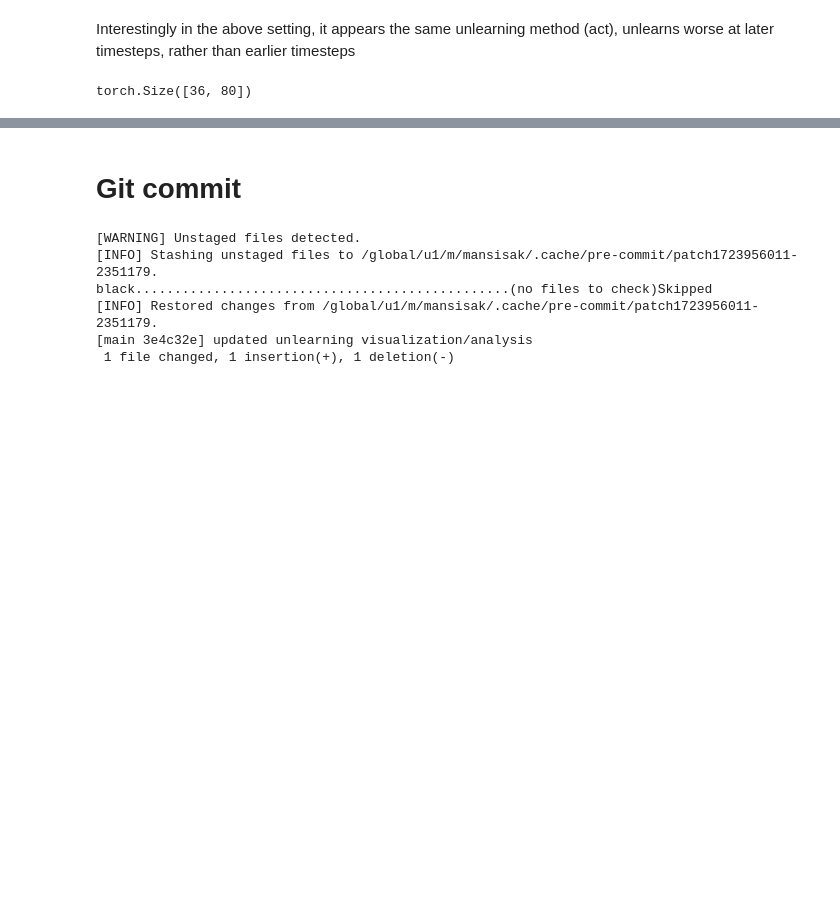
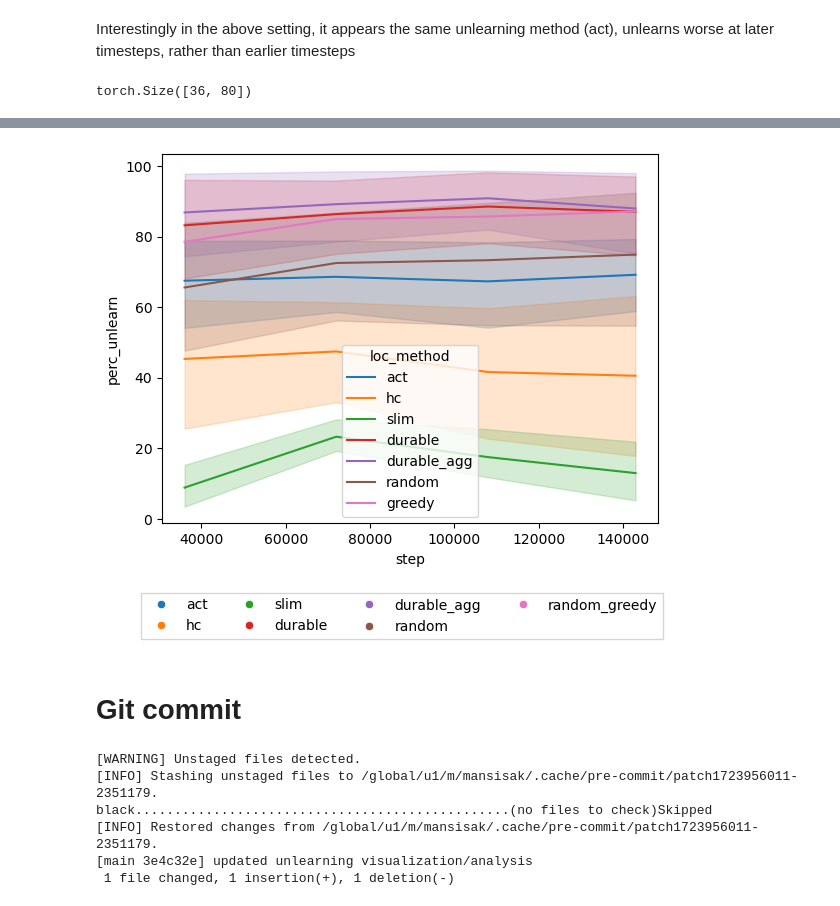
Before and after one commit to msakarvadia/memorization, a Jupyter notebook: figs/pythia_unlearning_results.ipynb, the cells around one changed output, grey strips where cells are left out. Drawn from its saved outputs; the diff is of its cells as text; code cells hidden in the pictures; blank space fills up the shorter version.

```diff
--- a/figs/pythia_unlearning_results.ipynb
+++ b/figs/pythia_unlearning_results.ipynb
@@ -512,6 +548,7 @@ torch.Size([36, 80])
 # %%
 def print_edited_model_paths(parent_path):
     list_of_models = []
+    dfs = []
 
     total_exp = 0
     for model_name in ["pythia-6.9b-deduped", "pythia-2.8b-deduped"]:
@@ -526,7 +563,7 @@ def print_edited_model_paths(parent_path):
             "random_greedy",
             "greedy",
         ]:
-            for ratio in [0.00001, 0.0001, 0.001, 0.01, 0.05, 0.1, 0.25, 0.3]:
+            for ratio in [0.00001, 0.0001, 0.001, 0.01, 0.05, 0.1, 0.25, 0.3, 0.5, 0.8]:
                 seq_before = []
                 seq_after = []
                 steps = [36000, 72000, 108000, 143000]
@@ -563,7 +600,7 @@ def print_edited_model_paths(parent_path):
                                 f"{result_path}/{epochs}/1000/0.1/0.1/mem_seq_{model_name}"
                             )
 
-                    if loc_method in ["random", "random_greedy"]:
+                    if loc_method in ["random"]:
                         for epochs in [1, 10, 20]:
                             total_exp += 1
                             model_path = (
@@ -572,6 +609,18 @@ def print_edited_model_paths(parent_path):
                             mem_seq_path = (
                                 f"{result_path}/{epochs}/0.1/0.9/0.0005/mem_seq_{model_name}"
                             )
+
+                    if loc_method in ["random_greedy"]:
+                        for epochs in [1, 10, 20]:
+                            for loss_weight in [0.9, 0.7, 0.5,]:
+                                total_exp += 1
+                                model_path = (
+                                    f"{result_path}/{epochs}/0.1/0.9/0.0005/{loss_weight}/{model_name}"
+                                )
+                                mem_seq_path = (
+                                    f"{result_path}/{epochs}/0.1/0.9/0.0005/{loss_weight}/mem_seq_{model_name}"
+                                )
+
                     if os.path.isfile(model_path):
                         print("edited model exists:", model_path)
                         print(mem_seq_path)
@@ -593,17 +642,20 @@ def print_edited_model_paths(parent_path):
                     else:
                         print("edited model doesn't exist yet: ", model_path)
 
+
                 if len(seq_before) == len(steps):
                     common_seqs = get_common_mem_seq_at_all_time(seq_before)
-                    not_unlearn_set_over_time = check_overlap(seq_after, common_seqs)
+                    df = check_overlap(seq_after, common_seqs)
+                    df.loc[:,"loc_method"] = loc_method
+                    dfs.append(df)
 
 
     print("total_expeirments: ", total_exp)
-    return list_of_models
+    return list_of_models, pd.concat(dfs)
 
 parent_path = "/pscratch/sd/m/mansisak/memorization/model_ckpts/old_run/"
 
-list_of_models = print_edited_model_paths(parent_path)
+list_of_models, df = print_edited_model_paths(parent_path)
 # %% [output]
 edited model exists: /pscratch/sd/m/mansisak/memorization/model_ckpts/old_run/36000/EleutherAI_edit/act/mem/0.001/pythia-6.9b-deduped
 /pscratch/sd/m/mansisak/memorization/model_ckpts/old_run/36000/EleutherAI_edit/act/mem/0.001/mem_seq_pythia-6.9b-deduped
@@ -625,3 +693,14 @@ total_expeirments:  640
+# %%
+fig, axs = plt.subplots( 1, sharex=True, sharey=True)
+
+sns.lineplot(x="step", y="perc_unlearn", hue="loc_method", data=df, ax=axs)
+handles, labels = ax.get_legend_handles_labels()
+#fig.legend(handles, labels, loc='lower center')
+fig.legend(handles = handles , labels=labels,loc='upper center',
+             bbox_to_anchor=(0.5, -0.02),fancybox=False, shadow=False, ncol=4)
+plt.savefig(f"pythia_compare_localization_over_time_plot.pdf", bbox_inches='tight')
+# %% [output]
+[figure, added]
 # %% [markdown]
 # Git commit
 # %%
```
Also changed, not shown: parts of 10 cells of this notebook, 2 other files.
